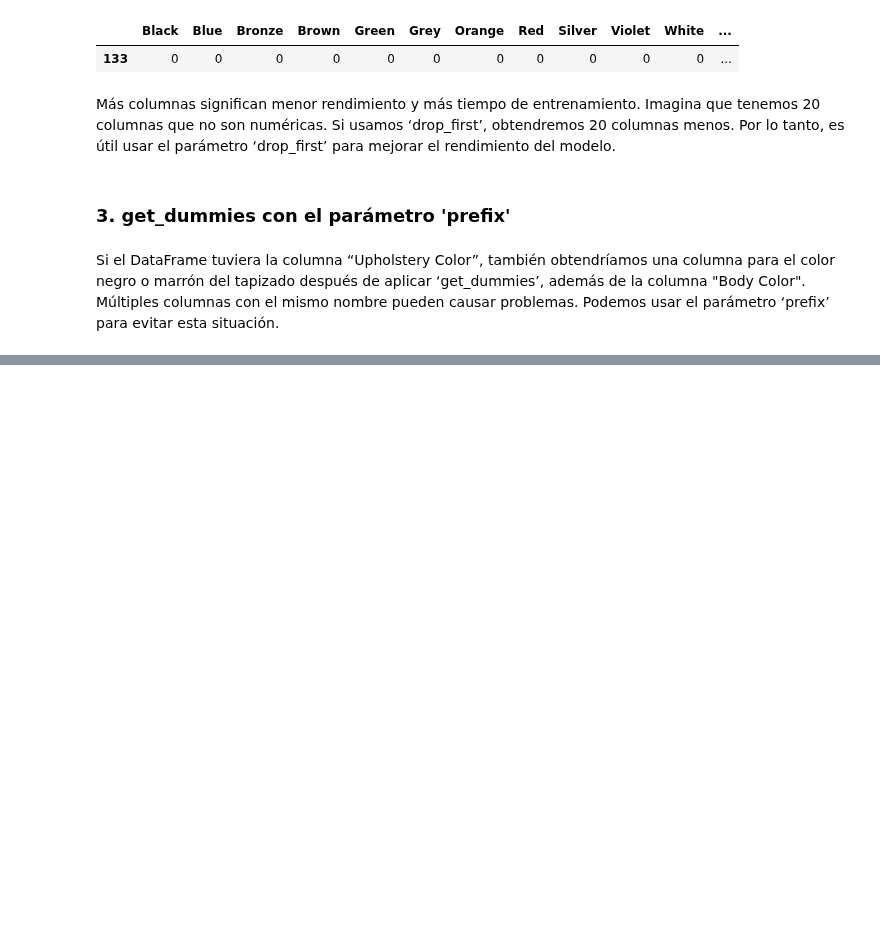
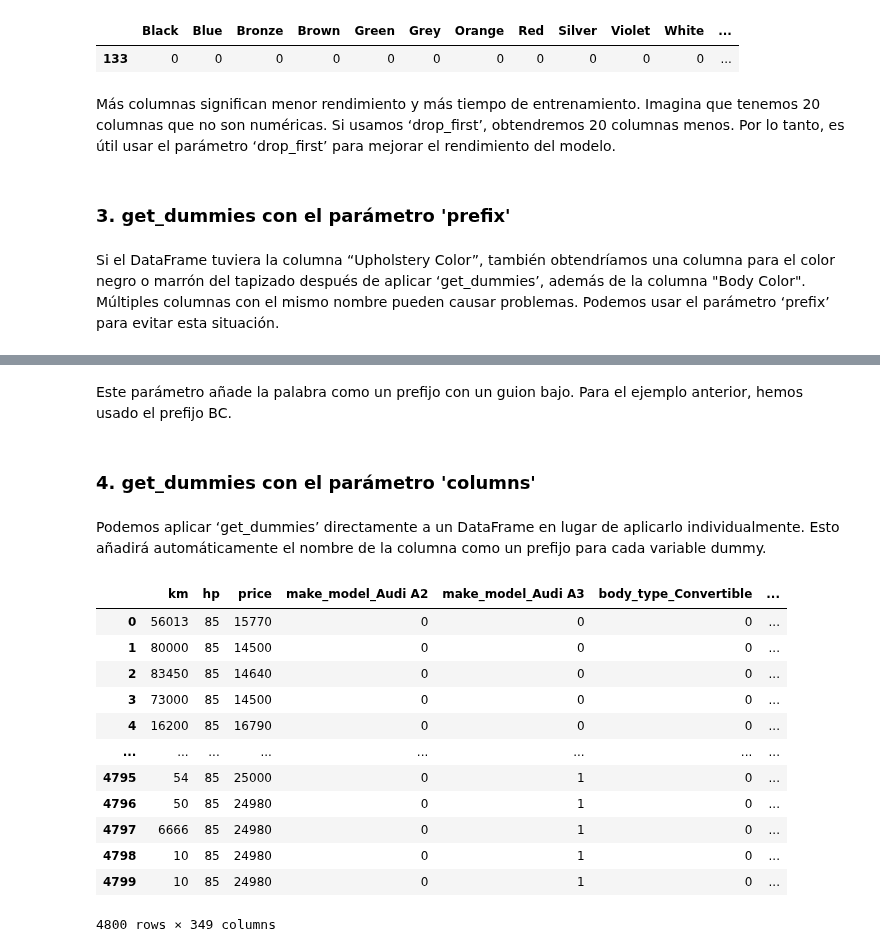
Before and after one commit to mizos0512/RPython, a Jupyter notebook: Notebooks/Clases/get_dummies_with_pandas.ipynb, the cells around one changed output, grey strips where cells are left out. Cells and saved outputs as stored; diff of their text form; code cells hidden in the pictures; blank space fills up the shorter version.

```diff
--- a/Notebooks/Clases/get_dummies_with_pandas.ipynb
+++ b/Notebooks/Clases/get_dummies_with_pandas.ipynb
@@ -174,0 +191,22 @@ Si el DataFrame tuviera la columna “Upholstery Color”, también obtendríamo
+# %% [markdown]
+Este parámetro añade la palabra como un prefijo con un guion bajo. Para el ejemplo anterior, hemos usado el prefijo BC.
+# %% [markdown]
+### 4. get_dummies con el parámetro 'columns'
+# %% [markdown]
+Podemos aplicar ‘get_dummies’ directamente a un DataFrame en lugar de aplicarlo individualmente. Esto añadirá automáticamente el nombre de la columna como un prefijo para cada variable dummy.
+# %%
+pd.get_dummies(df, drop_first=True).astype(int)
+# %% [output]
+|  | km | hp | price | make_model_Audi A2 | make_model_Audi A3 | body_type_Convertible | ... |
+| 0 | 56013 | 85 | 15770 | 0 | 0 | 0 | ... |
+| 1 | 80000 | 85 | 14500 | 0 | 0 | 0 | ... |
+| 2 | 83450 | 85 | 14640 | 0 | 0 | 0 | ... |
+| 3 | 73000 | 85 | 14500 | 0 | 0 | 0 | ... |
+| 4 | 16200 | 85 | 16790 | 0 | 0 | 0 | ... |
+| ... | ... | ... | ... | ... | ... | ... | ... |
+| 4795 | 54 | 85 | 25000 | 0 | 1 | 0 | ... |
+| 4796 | 50 | 85 | 24980 | 0 | 1 | 0 | ... |
+| 4797 | 6666 | 85 | 24980 | 0 | 1 | 0 | ... |
+| 4798 | 10 | 85 | 24980 | 0 | 1 | 0 | ... |
+| 4799 | 10 | 85 | 24980 | 0 | 1 | 0 | ... |
+4800 rows × 349 columns
```
Also changed, not shown: parts of 19 cells of this notebook.
